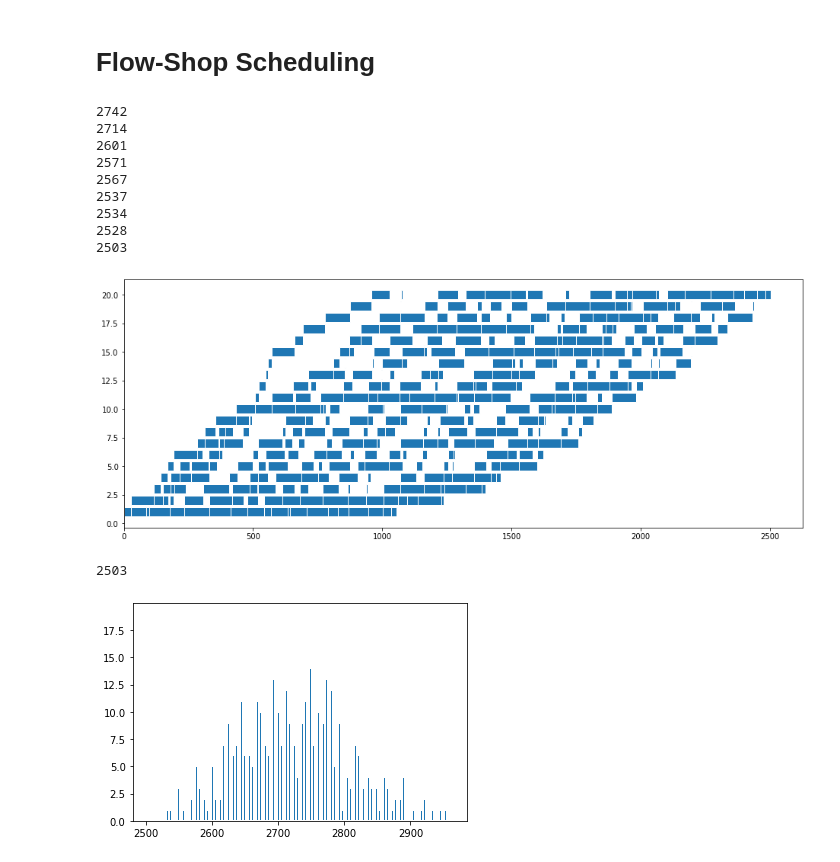
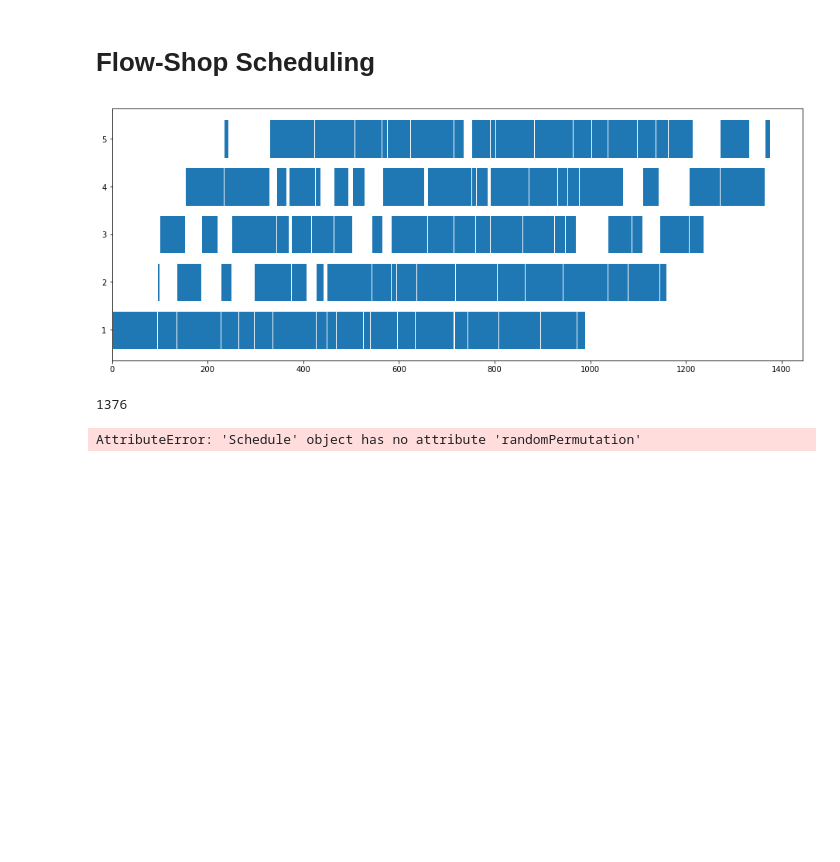
Before and after one commit to TedGraveson/GA-scheduling, a Jupyter notebook: Scheduling with Genetic Algorithms.ipynb, the cells around one changed output. Drawn from its saved outputs; the diff is of its cells as text; code cells hidden in the pictures; blank space fills up the shorter version.

```diff
--- a/Scheduling with Genetic Algorithms.ipynb
+++ b/Scheduling with Genetic Algorithms.ipynb
@@ -19,10 +20,18 @@ def get_problem(filepath):
 def df_to_schedule(data, nums):
     data = data.to_numpy()
     jobs = []
-    for row in data:
-        jobs.append(Job(row))
+    for i,row in enumerate(data):
+        jobs.append(Job(row, i+1))
     schedule = Schedule(jobs, int(nums[1]))
     return schedule
+# %%
+df, nums = get_problem("dataset/ta010.txt")
+s = df_to_schedule(df, nums)
+s.randomize()
+gantt_chart(s)
+# %% [output]
+[figure, added]
+1376
 # %%
 df, nums = get_problem("dataset/ta030.txt")
 makespan_list = []
@@ -43,18 +52,7 @@ for i in range(500):
 gantt_chart(best)
 makespan_hist(makespan_list)
 # %% [output]
-2742
-2714
-2601
-2571
-2567
-2537
-2534
-2528
-2503
+AttributeError: 'Schedule' object has no attribute 'randomPermutation'
-[figure, removed]
-2503
-[figure, removed]
 # %%
 def gantt_chart(schedule):
 #     c_dict = {1:'red', 2:'blue', 3: 'yellow', 4:'green', 5: "orange", 6: "black", 7:"purple", 8: "grey"}
```
Also changed, not shown: parts of 7 cells of this notebook.
